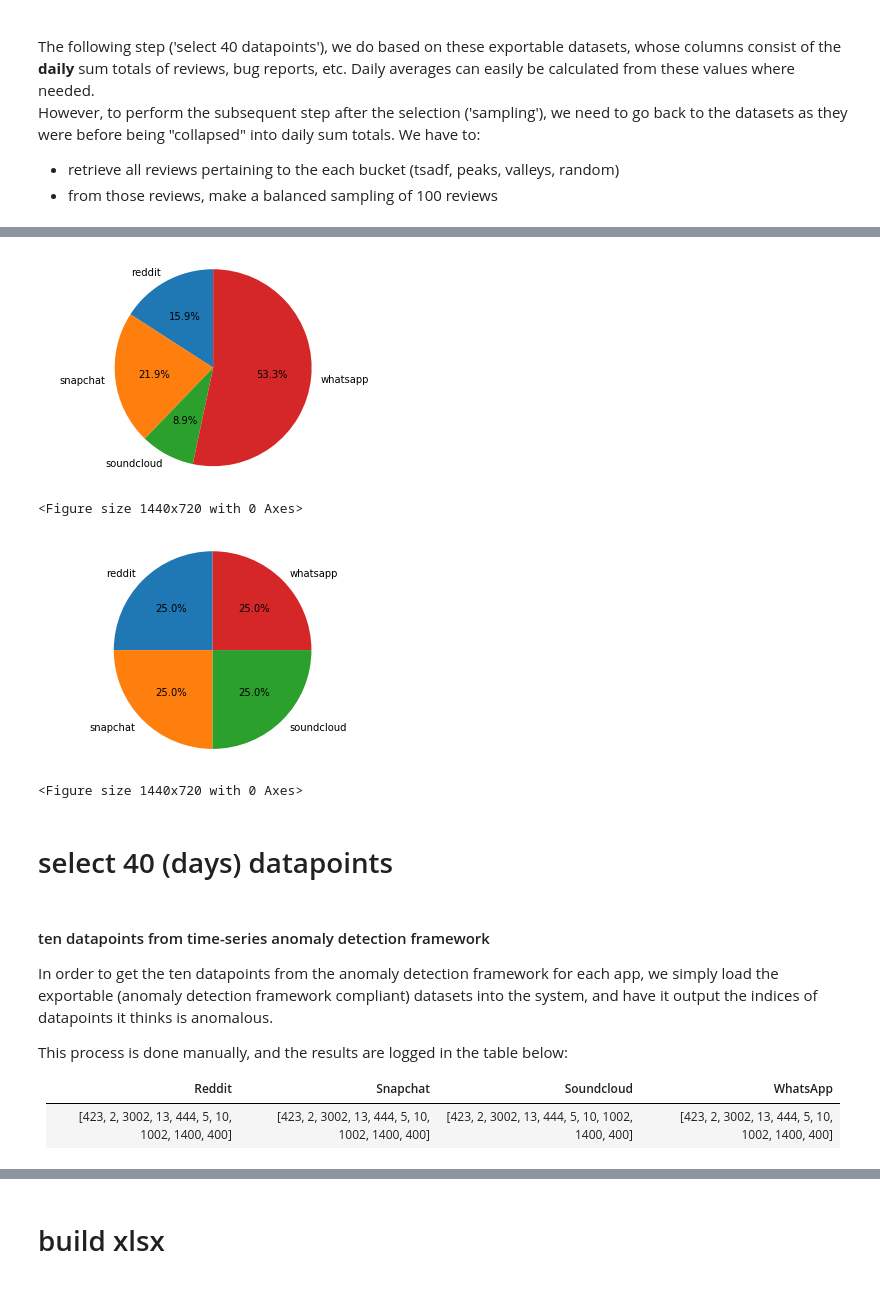
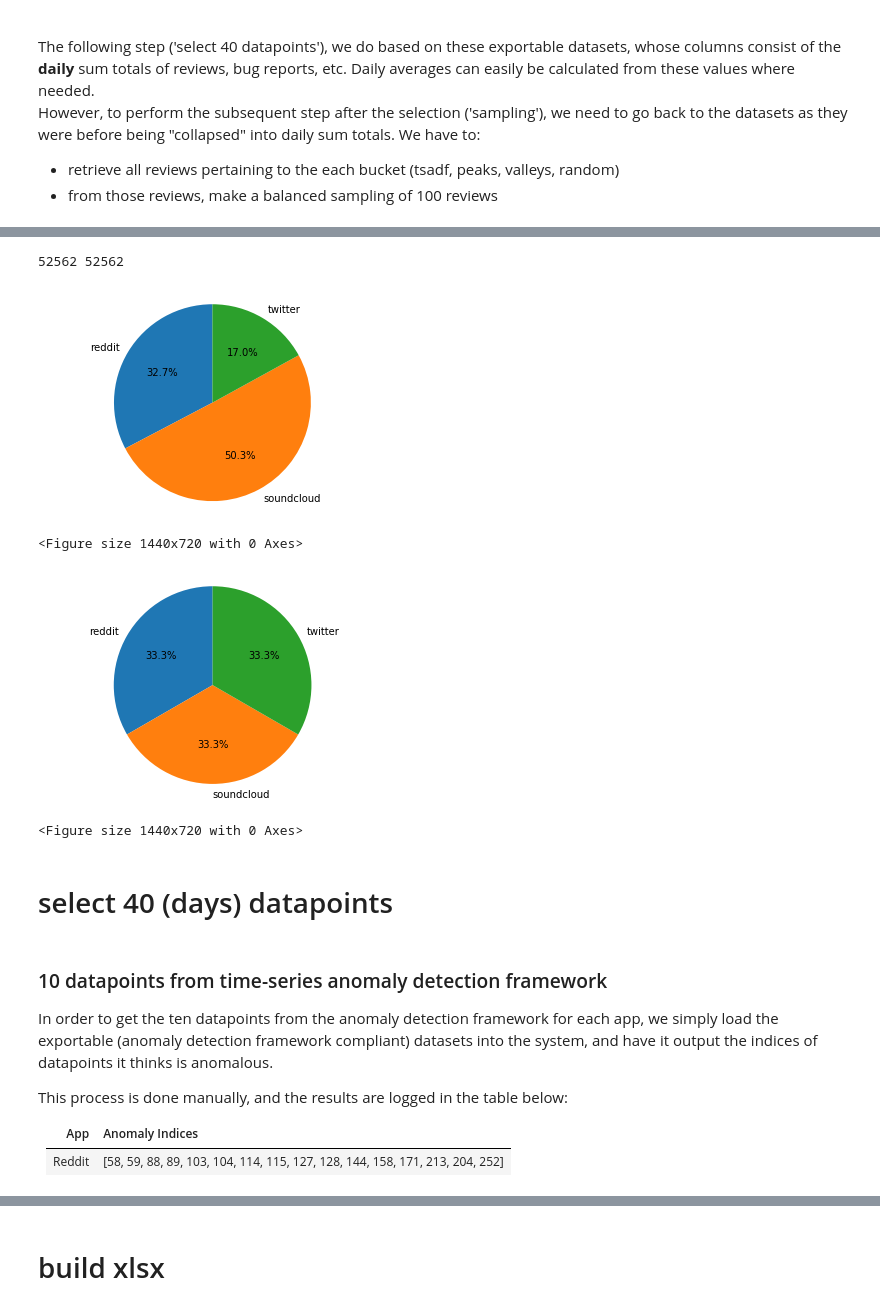
Before and after one commit to gohovd/user-reviews-ts-ad, a Jupyter notebook: Sampler and Excel Builder.ipynb, the cells around one changed output, grey strips where cells are left out. Cells and saved outputs as stored; diff of their text form; code cells hidden in the pictures.

```diff
--- a/Sampler and Excel Builder.ipynb
+++ b/Sampler and Excel Builder.ipynb
@@ -24,13 +26,13 @@ apps = {
         'linestyle' : 'solid',
         'marker': 'tri_down'
     },
-    'snapchat': {
-        'id' : 'com.snapchat.android',
-        'color': 'yellow',
-        'linestyle': 'dotted',
-        'linewidth': '1',
-        'marker': 'circle'
-    },
+#     'snapchat': { # only has reviews from ~ August
+#         'id' : 'com.snapchat.android',
+#         'color': 'yellow',
+#         'linestyle': 'dotted',
+#         'linewidth': '1',
+#         'marker': 'circle'
+#     },
     'soundcloud': {
         'id' : 'com.soundcloud.android',
         'color': 'orange',
@@ -38,13 +40,20 @@ apps = {
         'linewidth': '1',
         'marker': 'circle'
     },
-    'whatsapp': {
-        'id' : 'com.whatsapp',
-        'color': 'gray',
-        'linestyle': 'dotted',
+    'twitter': {
+        'id' : 'com.twitter.android',
+        'color': 'orange',
+        'linestyle': 'solid',
         'linewidth': '1',
         'marker': 'circle'
     }
+#     'whatsapp': { # only has reviews from ~ December
+#         'id' : 'com.whatsapp',
+#         'color': 'gray',
+#         'linestyle': 'dotted',
+#         'linewidth': '1',
+#         'marker': 'circle'
+#     }
 }
 # %% [markdown]
 # import
@@ -149,16 +209,22 @@ dict_keys(['reddit', 'snapchat', 'soundcloud', 'whatsapp'])
+# %%
+# demonstrate that the daily sum totals are based on the raw
+print(sum(edf['reddit']['ReviewCount']),
+len(rcc['reddit']))
+# %% [output]
+52562 52562
 # %%
 # distribution of reviews from raw/cleaned/classes
-piec([len(rcc['reddit']), len(rcc['snapchat']), len(rcc['soundcloud']), len(rcc['whatsapp'])],
+piec([len(rcc['reddit']), len(rcc['twitter']), len(rcc['soundcloud'])],
     rcc.keys())
 # %% [output]
-[figure, old version]
+[figure, new version]
 <Figure size 1440x720 with 0 Axes>
 # %%
 # distribution of reviews in exportable dataframes
-piec([len(edf['reddit']), len(edf['snapchat']), len(edf['soundcloud']), len(edf['whatsapp'])],
+piec([len(edf['reddit']), len(edf['twitter']), len(edf['soundcloud'])],
     edf.keys())
 # %% [output]
-[figure, old version]
+[figure, new version]
 <Figure size 1440x720 with 0 Axes>
 # %% [markdown]
 # select 40 (days) datapoints
@@ -165,5 +269,5 @@ piec([len(edf['reddit']), len(edf['snapchat']), len(edf['soundcloud']), len(edf[
 # %% [markdown]
-#### ten datapoints from time-series anomaly detection framework
+### 10 datapoints from time-series anomaly detection framework
 
 In order to get the ten datapoints from the anomaly detection framework for each app, we simply load the exportable (anomaly detection framework compliant) datasets into the system, and have it output the indices of datapoints it thinks is anomalous.
 
@@ -172,17 +276,14 @@ This process is done manually, and the results are logged in the table below:
 <table style="float: left;">
     <thead>
         <tr>
-            <th>Reddit</th>
-            <th>Snapchat</th>
-            <th>Soundcloud</th>
-            <th>WhatsApp</th>
+            <th>App</th>
+            <th style="text-align: left;">Anomaly Indices</th>
         </tr>
     </thead>
     <tbody>
         <tr>
-            <td>[423, 2, 3002, 13, 444, 5, 10, 1002, 1400, 400]</td>
-            <td>[423, 2, 3002, 13, 444, 5, 10, 1002, 1400, 400]</td>
-            <td>[423, 2, 3002, 13, 444, 5, 10, 1002, 1400, 400]</td>
-            <td>[423, 2, 3002, 13, 444, 5, 10, 1002, 1400, 400]</td>
+            <td>Reddit</td>
+            <td id="reddit_indices">[58, 59, 88, 89, 103, 104, 114, 115, 127, 128, 144, 158, 171, 213, 204, 252]</td>
         </tr>
     </tbody>
+</table>
```
Also changed, not shown: parts of 47 cells of this notebook, 2 other files.
